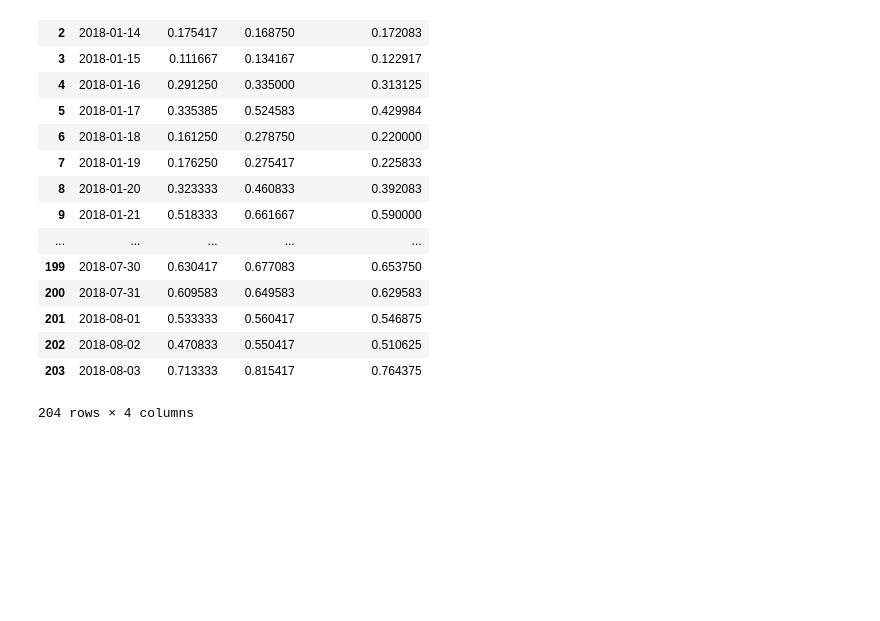
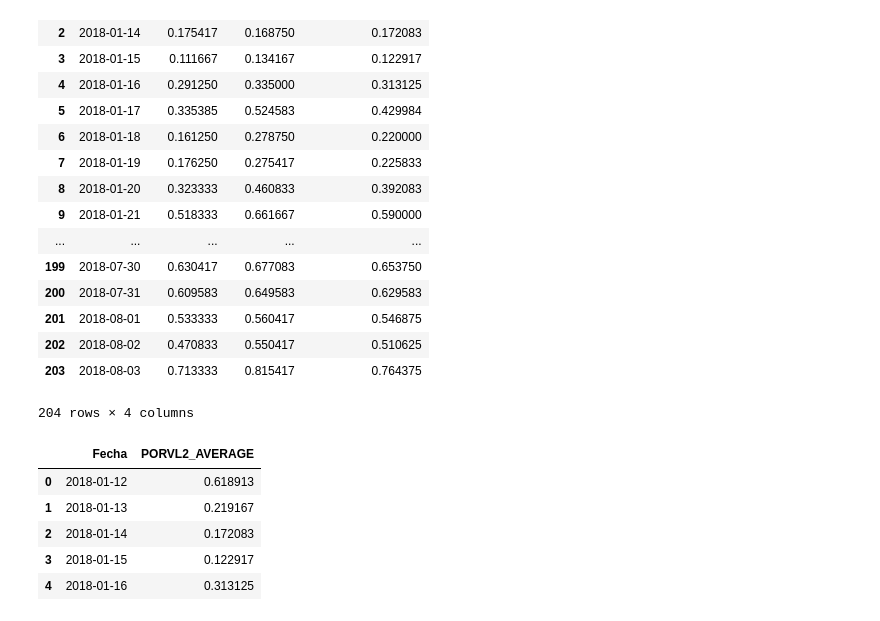
Before and after one commit to bgarcial/sioma_project, a Jupyter notebook: notebooks/averaging_data/PhreaticLevel/28-weeks_January-12_August-03_2018/03-bgarcial-phreatic_level_generating_average_between-nodes_values.ipynb, the cells around one changed output. Saved outputs shown, nothing was run; the diff lists cells and outputs as text; code cells hidden in the pictures; blank space fills up the shorter version.

Commit message:
Average per day to each lot [PORVL2]

```diff
--- a/notebooks/averaging_data/PhreaticLevel/28-weeks_January-12_August-03_2018/03-bgarcial-phreatic_level_generating_average_between-nodes_values.ipynb
+++ b/notebooks/averaging_data/PhreaticLevel/28-weeks_January-12_August-03_2018/03-bgarcial-phreatic_level_generating_average_between-nodes_values.ipynb
@@ -133 +140,12 @@ phreatic_level_l2_28w_avg_pd
+# %%
+phreatic_level_l2_28w_avg_pd_df = phreatic_level_l2_28w_avg_pd[['Fecha','PORVL2_AVERAGE']]
+# %%
+phreatic_level_l2_28w_avg_pd_df.head()
+# %% [output]
+|  | Fecha | PORVL2_AVERAGE |
+| 0 | 2018-01-12 | 0.618913 |
+| 1 | 2018-01-13 | 0.219167 |
+| 2 | 2018-01-14 | 0.172083 |
+| 3 | 2018-01-15 | 0.122917 |
+| 4 | 2018-01-16 | 0.313125 |
 # %%
```
Also changed, not shown: parts of 2 cells of this notebook, 2 other files.
